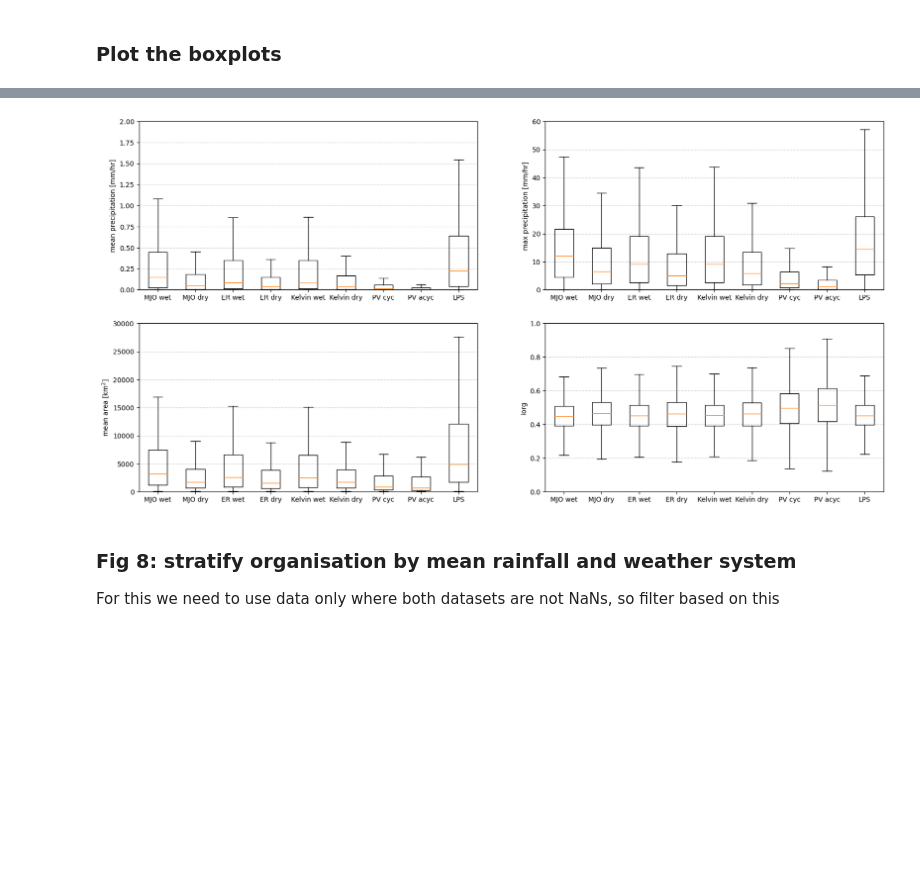
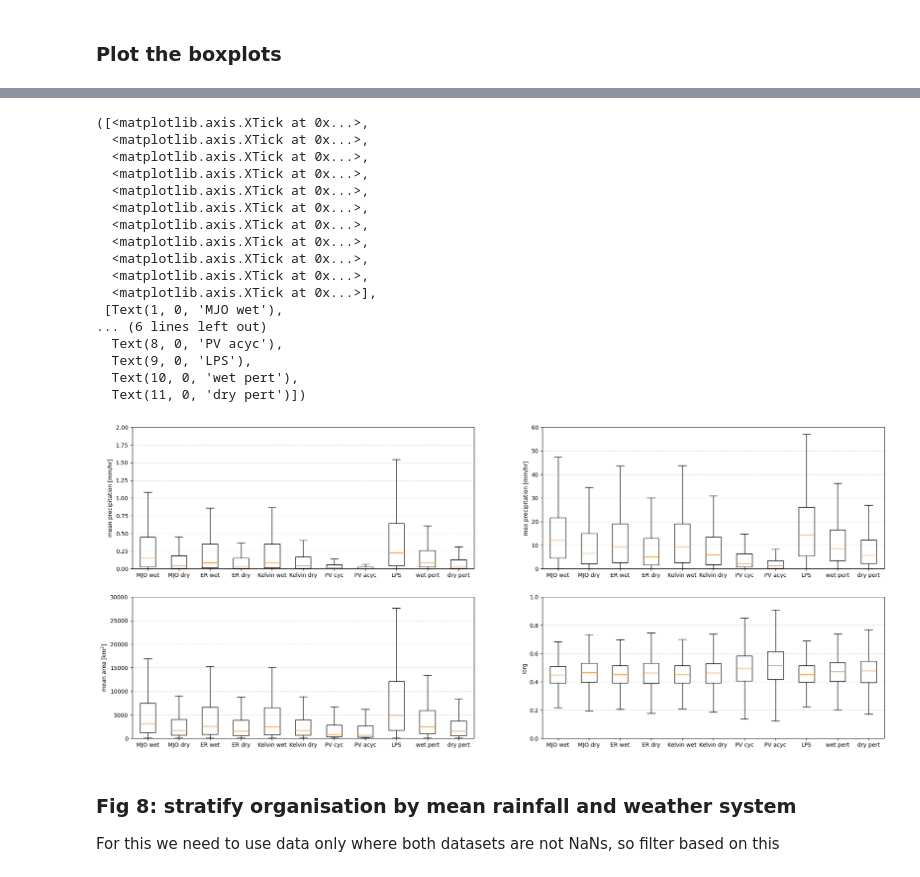
Before and after one commit to mssingh/meso-org, a Jupyter notebook: Analysis/weather-systems/corey-weather-systems.ipynb, the cells around one changed output, grey strips where cells are left out. Drawn from its saved outputs; the diff is of its cells as text; code cells hidden in the pictures; blank space fills up the shorter version.

Commit message:
add moist margin perturbation objects

```diff
--- a/Analysis/weather-systems/corey-weather-systems.ipynb
+++ b/Analysis/weather-systems/corey-weather-systems.ipynb
@@ -142,6 +142,7 @@ def load_tracks_csv(path):
 
 
 wet_pert_tracks = load_tracks_csv('/g/data/k10/cr7888/tracks/wet_objects/wet_tracks_45_smooth_bg_90_nodup_properties.csv')
+dry_pert_tracks = load_tracks_csv('/g/data/k10/cr7888/tracks/dry_objects/dry_tracks_45_smooth_bg_90_nodup_properties.csv')
 
 MJO_wet_tracks = load_tracks_csv('/g/data/k10/cr7888/tracks/eq_waves/MJO_wet_tracks_ext_nodup.csv')
 MJO_dry_tracks = load_tracks_csv('/g/data/k10/cr7888/tracks/eq_waves/MJO_dry_tracks_ext_nodup.csv')
@@ -369,4 +402,10 @@ av_precip_nonan = [MJO_wet_av_precip_nonan, MJO_dry_av_precip_nonan, ER_wet_av_p
 # %%
+wet_pert_av_maxprecip_nonan = wet_pert_av_maxprecip.values.flatten()
+wet_pert_av_maxprecip_nonan = wet_pert_av_maxprecip_nonan[~np.isnan(wet_pert_av_maxprecip_nonan)]
+
+dry_pert_av_maxprecip_nonan = dry_pert_av_maxprecip.values.flatten()
+dry_pert_av_maxprecip_nonan = dry_pert_av_maxprecip_nonan[~np.isnan(dry_pert_av_maxprecip_nonan)]
+
 MJO_wet_av_maxprecip_nonan = MJO_wet_av_maxprecip.values.flatten()
 MJO_wet_av_maxprecip_nonan = MJO_wet_av_maxprecip_nonan[~np.isnan(MJO_wet_av_maxprecip_nonan)]
 
@@ -396,8 +435,14 @@ LPS_av_maxprecip_nonan = LPS_av_maxprecip_nonan[~np.isnan(LPS_av_maxprecip_nonan
 
 av_maxprecip_nonan = [MJO_wet_av_maxprecip_nonan, MJO_dry_av_maxprecip_nonan, ER_wet_av_maxprecip_nonan,
                    ER_dry_av_maxprecip_nonan, Kelvin_wet_av_maxprecip_nonan, Kelvin_dry_av_maxprecip_nonan,
-                  pv_cyc_av_maxprecip_nonan, pv_acyc_av_maxprecip_nonan, LPS_av_maxprecip_nonan]
+                  pv_cyc_av_maxprecip_nonan, pv_acyc_av_maxprecip_nonan, LPS_av_maxprecip_nonan, wet_pert_av_maxprecip_nonan, dry_pert_av_maxprecip_nonan]
 # %%
+wet_pert_av_area_nonan = wet_pert_av_area.values.flatten()
+wet_pert_av_area_nonan = wet_pert_av_area_nonan[~np.isnan(wet_pert_av_area_nonan)]
+
+dry_pert_av_area_nonan = dry_pert_av_area.values.flatten()
+dry_pert_av_area_nonan = dry_pert_av_area_nonan[~np.isnan(dry_pert_av_area_nonan)]
+
 MJO_wet_av_area_nonan = MJO_wet_av_area.values.flatten()
 MJO_wet_av_area_nonan = MJO_wet_av_area_nonan[~np.isnan(MJO_wet_av_area_nonan)]
 
@@ -427,8 +472,14 @@ LPS_av_area_nonan = LPS_av_area_nonan[~np.isnan(LPS_av_area_nonan)]
 
 av_area_nonan = [MJO_wet_av_area_nonan, MJO_dry_av_area_nonan, ER_wet_av_area_nonan,
                    ER_dry_av_area_nonan, Kelvin_wet_av_area_nonan, Kelvin_dry_av_area_nonan,
-                  pv_cyc_av_area_nonan, pv_acyc_av_area_nonan, LPS_av_area_nonan]
+                  pv_cyc_av_area_nonan, pv_acyc_av_area_nonan, LPS_av_area_nonan, wet_pert_av_area_nonan, dry_pert_av_area_nonan]
 # %%
+wet_pert_av_Iorg_nonan = wet_pert_av_Iorg.values.flatten()
+wet_pert_av_Iorg_nonan = wet_pert_av_Iorg_nonan[~np.isnan(wet_pert_av_Iorg_nonan)]
+
+dry_pert_av_Iorg_nonan = dry_pert_av_Iorg.values.flatten()
+dry_pert_av_Iorg_nonan = dry_pert_av_Iorg_nonan[~np.isnan(dry_pert_av_Iorg_nonan)]
+
 MJO_wet_av_Iorg_nonan = MJO_wet_av_Iorg.values.flatten()
 MJO_wet_av_Iorg_nonan = MJO_wet_av_Iorg_nonan[~np.isnan(MJO_wet_av_Iorg_nonan)]
 
@@ -458,43 +509,43 @@ LPS_av_Iorg_nonan = LPS_av_Iorg_nonan[~np.isnan(LPS_av_Iorg_nonan)]
 
 av_Iorg_nonan = [MJO_wet_av_Iorg_nonan, MJO_dry_av_Iorg_nonan, ER_wet_av_Iorg_nonan,
                    ER_dry_av_Iorg_nonan, Kelvin_wet_av_Iorg_nonan, Kelvin_dry_av_Iorg_nonan,
-                  pv_cyc_av_Iorg_nonan, pv_acyc_av_Iorg_nonan, LPS_av_Iorg_nonan]
+                  pv_cyc_av_Iorg_nonan, pv_acyc_av_Iorg_nonan, LPS_av_Iorg_nonan, wet_pert_av_Iorg_nonan, dry_pert_av_Iorg_nonan]
 # %% [markdown]
 ### Plot the boxplots
 # %%
 %%time
 
-names = ['MJO wet', 'MJO dry', 'ER wet', 'ER dry', 'Kelvin wet', 'Kelvin dry', 'PV cyc', 'PV acyc', 'LPS']
+names = ['MJO wet', 'MJO dry', 'ER wet', 'ER dry', 'Kelvin wet', 'Kelvin dry', 'PV cyc', 'PV acyc', 'LPS', 'wet pert', 'dry pert']
 
-plt.figure(figsize=(20,10))
+plt.figure(figsize=(24,10))
 
 plt.subplot(221)
 plt.boxplot(av_precip_nonan, showfliers=False)
 plt.ylabel('mean precipitation [mm/hr]')
 plt.ylim(0, 2)
 plt.grid(axis='y', linestyle=':')
-plt.xticks(np.arange(1, 10), names)
+plt.xticks(np.arange(1, 12), names)
 
 plt.subplot(222)
 plt.boxplot(av_maxprecip_nonan, showfliers=False)
 plt.ylabel('max precipitation [mm/hr]')
 plt.ylim(0, 60)
 plt.grid(axis='y', linestyle=':')
-plt.xticks(np.arange(1, 10), names)
+plt.xticks(np.arange(1, 12), names)
 
 plt.subplot(223)
 plt.boxplot(av_area_nonan, showfliers=False)
 plt.ylabel(r'mean area [km$^2$]')
 plt.ylim(0, 3e4)
 plt.grid(axis='y', linestyle=':')
-plt.xticks(np.arange(1, 10), names)
+plt.xticks(np.arange(1, 12), names)
 
 plt.subplot(224)
 plt.boxplot(av_Iorg_nonan, showfliers=False)
 plt.ylabel('Iorg')
 plt.ylim(0, 1)
 plt.grid(axis='y', linestyle=':')
-plt.xticks(np.arange(1, 10), names)
+plt.xticks(np.arange(1, 12), names)
 
-plt.savefig('/home/565/cr7888/meso-org/Figures/corey-weather-system-objects.png', bbox_inches='tight', dpi=200)
+#plt.savefig('/home/565/cr7888/meso-org/Figures/corey-weather-system-objects.png', bbox_inches='tight', dpi=200)
 # %% [output]
@@ -503,4 +554,21 @@ Wall time: 1.6 s
+([<matplotlib.axis.XTick at 0x...>,
+  <matplotlib.axis.XTick at 0x...>,
+  <matplotlib.axis.XTick at 0x...>,
+  <matplotlib.axis.XTick at 0x...>,
+  <matplotlib.axis.XTick at 0x...>,
+  <matplotlib.axis.XTick at 0x...>,
+  <matplotlib.axis.XTick at 0x...>,
+  <matplotlib.axis.XTick at 0x...>,
+  <matplotlib.axis.XTick at 0x...>,
+  <matplotlib.axis.XTick at 0x...>,
+  <matplotlib.axis.XTick at 0x...>],
+ [Text(1, 0, 'MJO wet'),
+... (6 lines left out)
+  Text(8, 0, 'PV acyc'),
+  Text(9, 0, 'LPS'),
+  Text(10, 0, 'wet pert'),
+  Text(11, 0, 'dry pert')])
-[figure, old version]
+[figure, new version]
 # %% [markdown]
 ### Fig 8: stratify organisation by mean rainfall and weather system
 
```
Also changed, not shown: parts of 11 cells of this notebook, 2 other files.
